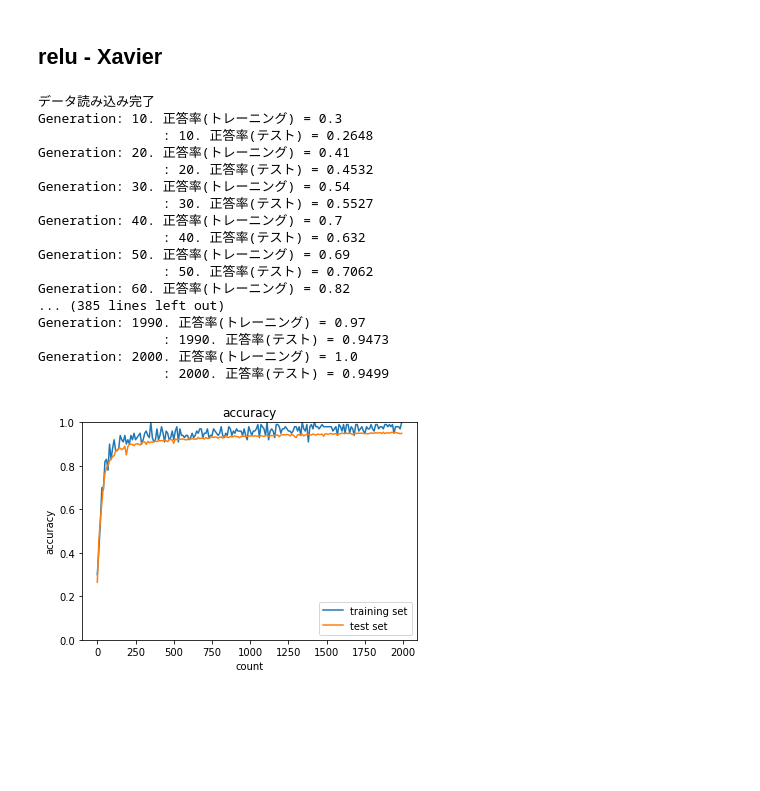
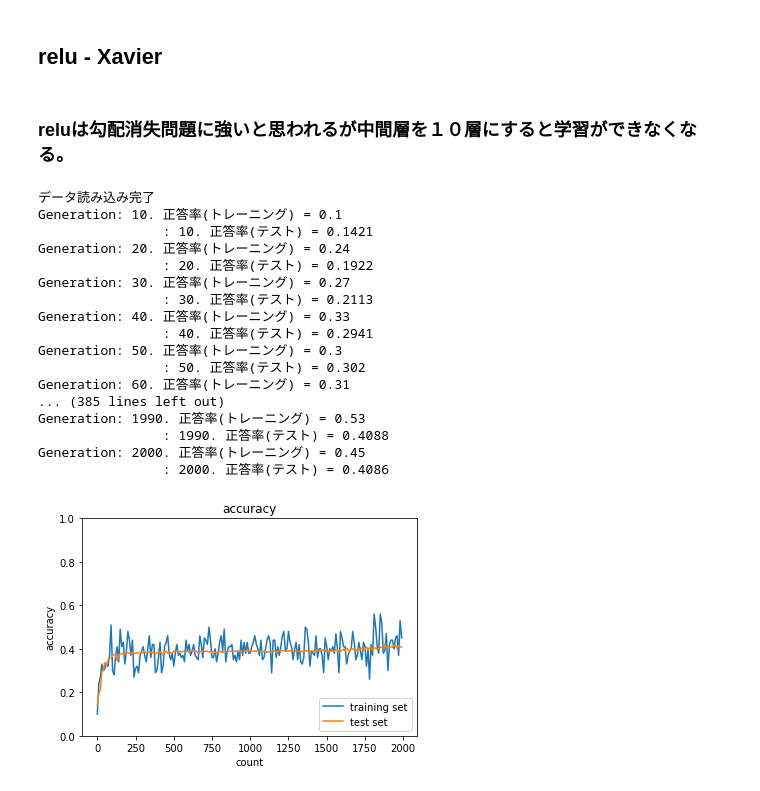
Before and after one commit to ontheroad2021/RabbitChallenge, a Jupyter notebook: 3_2_1_1_2_2_2_vanishing_gradient_modified.ipynb, the cells around one changed output. Cells and saved outputs as stored; diff of their text form; code cells hidden in the pictures; blank space fills up the shorter version.

```diff
--- a/3_2_1_1_2_2_2_vanishing_gradient_modified.ipynb
+++ b/3_2_1_1_2_2_2_vanishing_gradient_modified.ipynb
@@ -578,13 +578,16 @@ Generation: 2000. 正答率(トレーニング) = 0.93
 [figure]
 # %% [markdown]
 ## relu - Xavier
+# %% [markdown]
+### reluは勾配消失問題に強いと思われるが中間層を１０層にすると学習ができなくなる。
 # %%
 # データの読み込み
 (x_train, d_train), (x_test, d_test) = load_mnist(normalize=True, one_hot_label=True)
 
 print("データ読み込み完了")
 
-network = MultiLayerNet(input_size=784, hidden_size_list=[40, 20], output_size=10, activation='relu', weight_init_std='Xavier')
+# network = MultiLayerNet(input_size=784, hidden_size_list=[40, 20], output_size=10, activation='relu', weight_init_std='Xavier')
+network = MultiLayerNet(input_size=784, hidden_size_list=[40, 40, 40, 40, 40, 40, 40, 40, 40, 20], output_size=10, activation='relu', weight_init_std='Xavier')
 
 iters_num = 2000
 train_size = x_train.shape[0]
@@ -607,46 +610,46 @@ for i in range(iters_num):
 
     for key in ('W1', 'W2', 'W3', 'b1', 'b2', 'b3'):
         network.params[key] -= learning_rate * grad[key]
 
     loss = network.loss(x_batch, d_batch)
     train_loss_list.append(loss)
 
     if (i + 1) % plot_interval == 0:
         accr_test = network.accuracy(x_test, d_test)
         accuracies_test.append(accr_test)
         accr_train = network.accuracy(x_batch, d_batch)
         accuracies_train.append(accr_train)
 
         print('Generation: ' + str(i+1) + '. 正答率(トレーニング) = ' + str(accr_train))
         print('                : ' + str(i+1) + '. 正答率(テスト) = ' + str(accr_test))
 
 
 lists = range(0, iters_num, plot_interval)
 plt.plot(lists, accuracies_train, label="training set")
 plt.plot(lists, accuracies_test,  label="test set")
 plt.legend(loc="lower right")
 plt.title("accuracy")
 plt.xlabel("count")
 plt.ylabel("accuracy")
 plt.ylim(0, 1.0)
 # グラフの表示
 plt.show()
 # %% [output]
 データ読み込み完了
-Generation: 10. 正答率(トレーニング) = 0.3
-                : 10. 正答率(テスト) = 0.2648
-Generation: 20. 正答率(トレーニング) = 0.41
-                : 20. 正答率(テスト) = 0.4532
-Generation: 30. 正答率(トレーニング) = 0.54
-                : 30. 正答率(テスト) = 0.5527
-Generation: 40. 正答率(トレーニング) = 0.7
-                : 40. 正答率(テスト) = 0.632
-Generation: 50. 正答率(トレーニング) = 0.69
-                : 50. 正答率(テスト) = 0.7062
-Generation: 60. 正答率(トレーニング) = 0.82
+Generation: 10. 正答率(トレーニング) = 0.1
+                : 10. 正答率(テスト) = 0.1421
+Generation: 20. 正答率(トレーニング) = 0.24
+                : 20. 正答率(テスト) = 0.1922
+Generation: 30. 正答率(トレーニング) = 0.27
+                : 30. 正答率(テスト) = 0.2113
+Generation: 40. 正答率(トレーニング) = 0.33
+                : 40. 正答率(テスト) = 0.2941
+Generation: 50. 正答率(トレーニング) = 0.3
+                : 50. 正答率(テスト) = 0.302
+Generation: 60. 正答率(トレーニング) = 0.31
 ... (385 lines left out)
-Generation: 1990. 正答率(トレーニング) = 0.97
-                : 1990. 正答率(テスト) = 0.9473
-Generation: 2000. 正答率(トレーニング) = 1.0
-                : 2000. 正答率(テスト) = 0.9499
+Generation: 1990. 正答率(トレーニング) = 0.53
+                : 1990. 正答率(テスト) = 0.4088
+Generation: 2000. 正答率(トレーニング) = 0.45
+                : 2000. 正答率(テスト) = 0.4086
-[figure, old version]
+[figure, new version]
```
